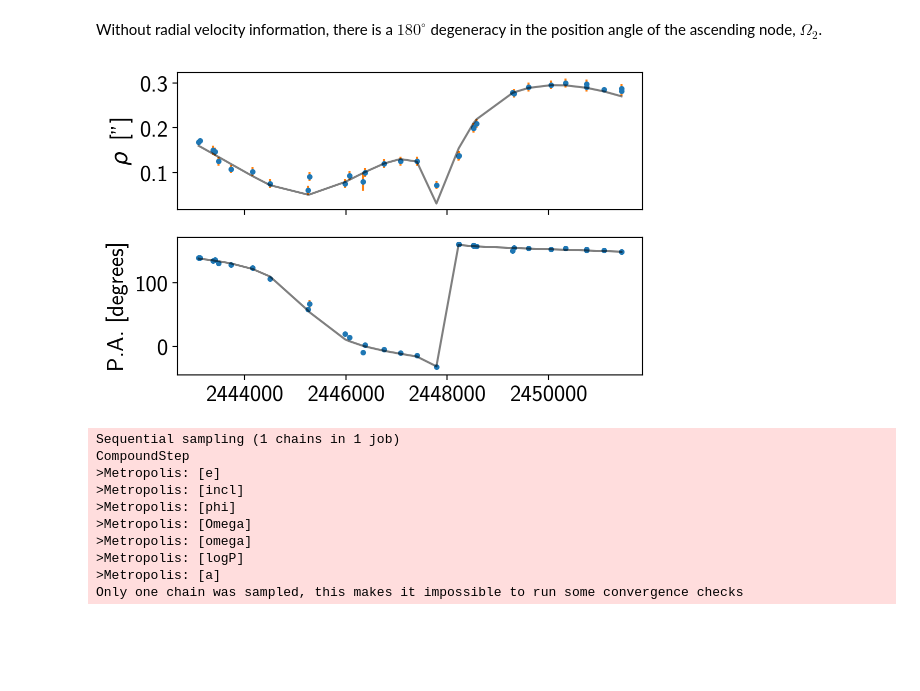
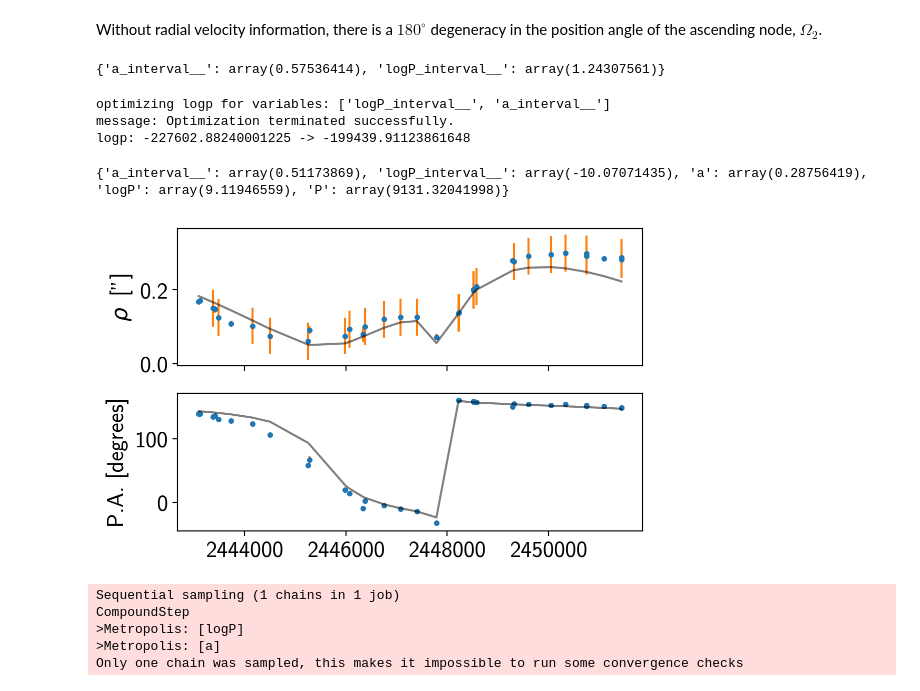
Before and after one commit to iancze/exoplanet, a Jupyter notebook: docs/notebooks/astrometric.ipynb, the cells around one changed output. Cells and saved outputs as stored; diff of their text form; code cells hidden in the pictures; blank space fills up the shorter version.

```diff
--- a/docs/notebooks/astrometric.ipynb
+++ b/docs/notebooks/astrometric.ipynb
@@ -321,20 +322,25 @@ Without radial velocity information, there is a $180^\circ$ degeneracy in the po
 
 with pm.Model() as model:
 
-    a = pm.Uniform("a", lower=0.1, upper=1.0, testval=0.324) # arcsec
+    a = pm.Uniform("a", lower=0.1, upper=0.4, testval=0.321) # arcsec
     logP = pm.Uniform("logP", lower=np.log(25 * 365.25), upper=np.log(30 * 365.25), testval=np.log(28.8 * 365.25))
     P = pm.Deterministic("P", tt.exp(logP))
+#     P = 28.8 * 365.25 # days
+#     omega = Angle("omega", testval=251.6 * deg - 2 * np.pi) # - pi to pi
+#     Omega = Angle("Omega", testval=159.6 * deg) # - pi to pi
+    omega = 251.6 * deg - 2 * np.pi
+    Omega = 159.6 * deg
+#     phi = Angle("phi") # - pi to pi
+    T0 = T0_start
 
-    omega = Angle("omega", testval=251.6 * deg - 2 * np.pi) # - pi to pi
-    Omega = Angle("Omega", testval=159.6 * deg) # - pi to pi
-    phi = Angle("phi") # - pi to pi
-
-    incl = pm.Uniform("incl", lower=0, upper=np.pi, testval=96.0 * deg) # radians, 0 to 180
-    e = pm.Uniform("e", lower=0.0, upper=1.0, testval=0.798)
+#     incl = pm.Uniform("incl", lower=0, upper=np.pi, testval=96.0 * deg) # radians, 0 to 180
+    incl = 96.0 * deg
+    e = 0.798
+#     e = pm.Uniform("e", lower=0.0, upper=1.0, testval=0.798)
 
     # Deterministic transformations
-    n = 2 * np.pi / P # radians / day
-    T0 = (phi + omega) / n # calculate epoch of periastron for initialization
+#     n = 2 * np.pi / P # radians / day
+#     T0 = (phi + omega) / n # calculate epoch of periastron for initialization
 
 
 #     T0 = pm.Uniform("T0", lower=T0_start - 10**5, upper=T0_start + 10**5, testval=T0_start)
@@ -344,41 +350,52 @@ with pm.Model() as model:
     rho_model, theta_model = orbit.get_relative_position(astro_jds) # the rho, theta measurements
 
     pm.Normal("obs_rho", mu=rho_model, observed=rho_data, sd=rho_err)
-    pm.Normal("obs_theta", mu=theta_model, observed=theta_data, sd=theta_err)
+#     pm.Normal("obs_theta", mu=theta_model, observed=theta_data, sd=theta_err)
 
     #     T0_print = tt.printing.Print("T0")(T0)
     #     rho_print = tt.printing.Print('rho')(rho_model)
     #     theta_print = tt.printing.Print('theta')(theta_model)
+# %%
+model.test_point
+# %% [output]
+{'a_interval__': array(0.57536414), 'logP_interval__': array(1.24307561)}
+# %%
+with model:
+    map_sol = xo.optimize()
+# %% [output]
+optimizing logp for variables: ['logP_interval__', 'a_interval__']
+message: Optimization terminated successfully.
+logp: -227602.88240001225 -> -199439.91123861648
+# %%
+print(map_sol)
+# %% [output]
+{'a_interval__': array(0.51173869), 'logP_interval__': array(-10.07071435), 'a': array(0.28756419), 'logP': array(9.11946559), 'P': array(9131.32041998)}
 # %%
 fig, ax = plt.subplots(nrows=2, sharex=True)
 # ax[0].plot(t, rho)
 ax[0].plot(astro_jds, rho_data, ".")
 ax[0].errorbar(astro_jds, rho_data, yerr=rho_err, ls="")
 ax[0].set_ylabel(r'$\rho\,$ ["]')
 
 # ax[1].plot(t, theta/deg)
 ax[1].plot(astro_jds, theta_data/deg, ".")
 ax[1].errorbar(astro_jds, theta_data/deg, yerr=theta_err/deg, ls="")
 ax[1].set_ylabel(r'P.A. [degrees]');
 
+#{"P":, "T0":}
 with model:
 
-    ax[0].plot(astro_jds, xo.eval_in_model(rho_model), "k", alpha=0.5)
-    ax[1].plot(astro_jds, xo.eval_in_model(theta_model)/deg, "k", alpha=0.5)
+    ax[0].plot(astro_jds, xo.eval_in_model(rho_model, map_sol), "k", alpha=0.5)
+    ax[1].plot(astro_jds, xo.eval_in_model(theta_model, map_sol)/deg, "k", alpha=0.5)
 # %% [output]
-[figure, old version]
+[figure, new version]
 # %%
 with model:
     step = pm.Metropolis()
-    trace = pm.sample(draws=2000, step=step, chains=1)
+    trace = pm.sample(draws=5000, tune=1000, step=step, chains=1)
 # %% [output]
 Sequential sampling (1 chains in 1 job)
 CompoundStep
->Metropolis: [e]
->Metropolis: [incl]
->Metropolis: [phi]
->Metropolis: [Omega]
->Metropolis: [omega]
 >Metropolis: [logP]
 >Metropolis: [a]
 Only one chain was sampled, this makes it impossible to run some convergence checks
```
Also changed, not shown: parts of 5 cells of this notebook, 2 other files.
